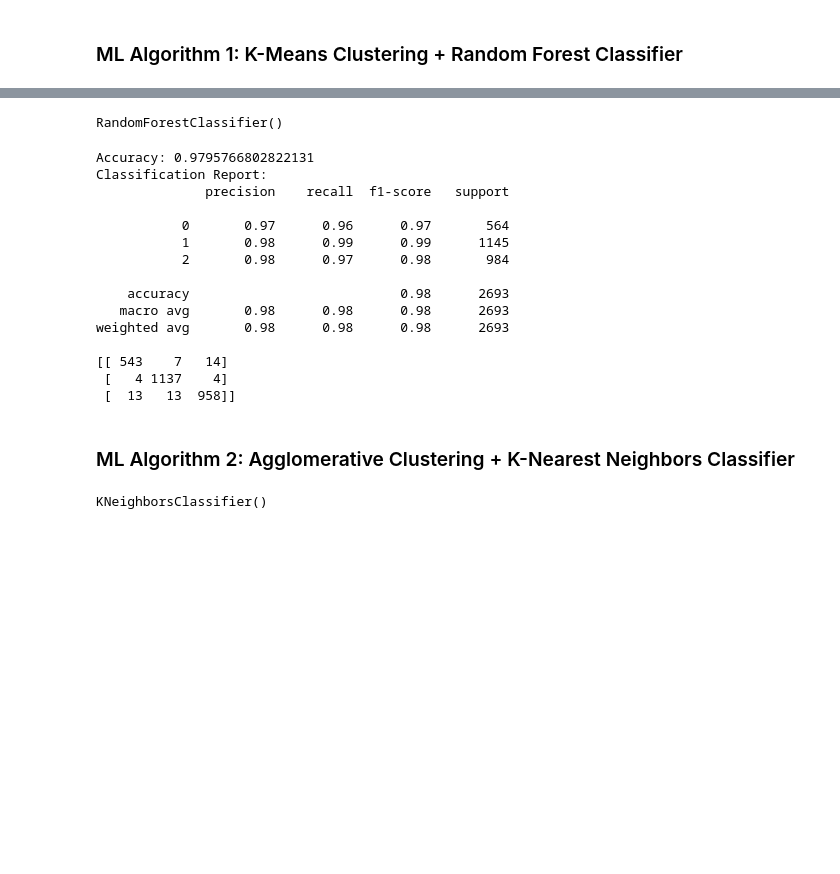
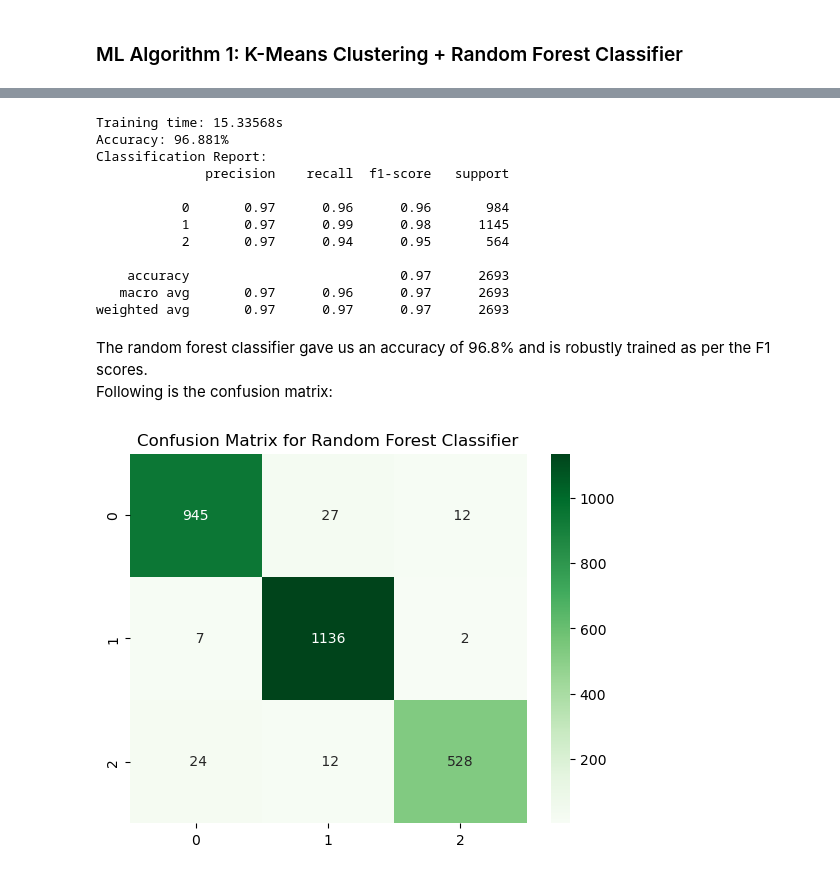
Before and after one commit to sakshamlakhera/CSE587, a Jupyter notebook: notebook/Apurva_Umredkar_50592382.ipynb, the cells around one changed output, grey strips where cells are left out. Saved outputs shown, nothing was run; the diff lists cells and outputs as text; code cells hidden in the pictures; blank space fills up the shorter version.

```diff
--- a/notebook/Apurva_Umredkar_50592382.ipynb
+++ b/notebook/Apurva_Umredkar_50592382.ipynb
@@ -376,7 +409,8 @@ plt.show()
 X_train, X_test, y_train_kmns, y_test_kmns = train_test_split(
     gaming_dat, y_kmn_clusters, test_size=0.2, random_state=33)
 
-model_rndm_frst = RandomForestClassifier()
+model_rndm_frst = RandomForestClassifier(n_estimators = 1000, max_depth=8)
+t0 = time.time()
 model_rndm_frst.fit(X_train, y_train_kmns)
+ml1_time += time.time() - t0
+y_rndm_frst_pred = model_rndm_frst.predict(X_test)
-# %% [output]
-RandomForestClassifier()
@@ -385,26 +417,18 @@ y_rndm_frst_pred = model_rndm_frst.predict(X_test)
 # %%
-from sklearn.metrics import accuracy_score, confusion_matrix, classification_report
-
-print(f'Accuracy: {accuracy_score(y_test_kmns, y_rndm_frst_pred)}')
+# evaluating the performance metrics
+print(f'Training time: {ml1_time:.5f}s')
+print(f'Accuracy: {accuracy_score(y_test_kmns, y_rndm_frst_pred)*100:.3f}%')
 print(f'Classification Report: \n{classification_report(y_test_kmns, y_rndm_frst_pred)}')
-
-cm = confusion_matrix(y_test_kmns, y_rndm_frst_pred)
-print(cm)
 # %% [output]
-Accuracy: 0.9795766802822131
+Training time: 15.33568s
+Accuracy: 96.881%
 Classification Report:
               precision    recall  f1-score   support
 
-           0       0.97      0.96      0.97       564
-           1       0.98      0.99      0.99      1145
-           2       0.98      0.97      0.98       984
+           0       0.97      0.96      0.96       984
+           1       0.97      0.99      0.98      1145
+           2       0.97      0.94      0.95       564
 
-    accuracy                           0.98      2693
-   macro avg       0.98      0.98      0.98      2693
-weighted avg       0.98      0.98      0.98      2693
-
-[[ 543    7   14]
- [   4 1137    4]
- [  13   13  958]]
+    accuracy                           0.97      2693
+   macro avg       0.97      0.96      0.97      2693
+weighted avg       0.97      0.97      0.97      2693
-# %% [markdown]
-### ML Algorithm 2: Agglomerative Clustering + K-Nearest Neighbors Classifier
@@ -417,10 +434,0 @@ y_hc_clusters = hc.fit_predict(gaming_dat)
-# %%
-# once we have our clusters from Agglomerative (Hierarchical) Clustering, and used to them to define our labels for the dataset, we can proceed with the KNN classifier
-from sklearn.neighbors import KNeighborsClassifier
-X_train, X_test, y_train_hc, y_test_hc = train_test_split(
-    gaming_dat, y_hc_clusters, test_size=0.2, random_state=33)
-
-model_knn = KNeighborsClassifier()
-model_knn.fit(X_train, y_train_hc)
-# %% [output]
-KNeighborsClassifier()
@@ -428,0 +435,10 @@ y_knn_pred = model_knn.predict(X_test)
+# %% [markdown]
+The random forest classifier gave us an accuracy of 96.8% and is robustly trained as per the F1 scores. \
+Following is the confusion matrix:
+# %%
+cm = confusion_matrix(y_test_kmns, y_rndm_frst_pred)
+sns.heatmap(cm, fmt='3', annot=True, cmap='Greens')
+plt.title('Confusion Matrix for Random Forest Classifier')
+plt.show()
+# %% [output]
+[figure, added]
```
Also changed, not shown: parts of 22 cells of this notebook.
